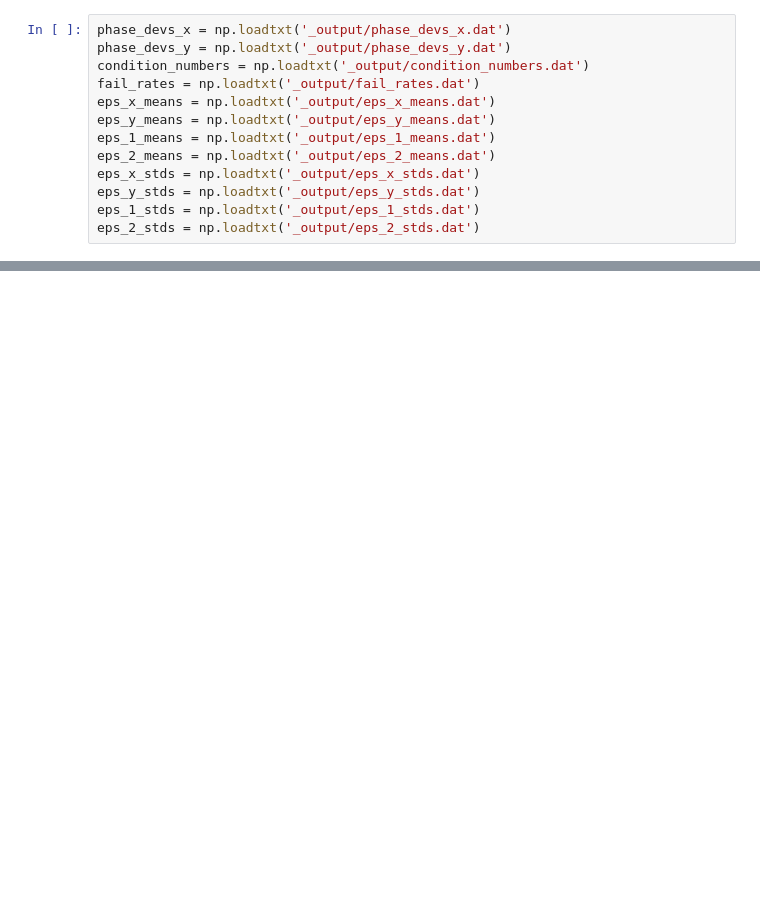
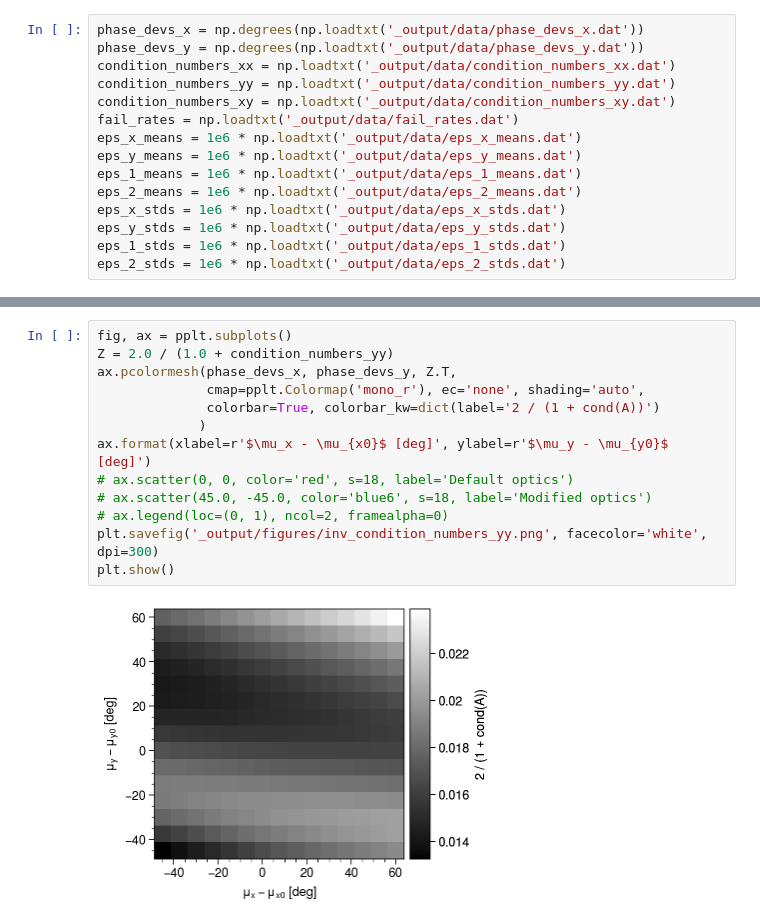
Before and after one commit to austin-hoover/emittance-measurement, a Jupyter notebook: emittance_measurement_4D/sensitivity/analysis.ipynb, the cells around one changed output, grey strips where cells are left out. Saved outputs shown, nothing was run; the diff lists cells and outputs as text; blank space fills up the shorter version.

```diff
--- a/emittance_measurement_4D/sensitivity/analysis.ipynb
+++ b/emittance_measurement_4D/sensitivity/analysis.ipynb
@@ -7,13 +12,15 @@ import seaborn as sns
 # %%
-phase_devs_x = np.loadtxt('_output/phase_devs_x.dat')
-phase_devs_y = np.loadtxt('_output/phase_devs_y.dat')
-condition_numbers = np.loadtxt('_output/condition_numbers.dat')
-fail_rates = np.loadtxt('_output/fail_rates.dat')
-eps_x_means = np.loadtxt('_output/eps_x_means.dat')
-eps_y_means = np.loadtxt('_output/eps_y_means.dat')
-eps_1_means = np.loadtxt('_output/eps_1_means.dat')
-eps_2_means = np.loadtxt('_output/eps_2_means.dat')
-eps_x_stds = np.loadtxt('_output/eps_x_stds.dat')
-eps_y_stds = np.loadtxt('_output/eps_y_stds.dat')
-eps_1_stds = np.loadtxt('_output/eps_1_stds.dat')
-eps_2_stds = np.loadtxt('_output/eps_2_stds.dat')
+phase_devs_x = np.degrees(np.loadtxt('_output/data/phase_devs_x.dat'))
+phase_devs_y = np.degrees(np.loadtxt('_output/data/phase_devs_y.dat'))
+condition_numbers_xx = np.loadtxt('_output/data/condition_numbers_xx.dat')
+condition_numbers_yy = np.loadtxt('_output/data/condition_numbers_yy.dat')
+condition_numbers_xy = np.loadtxt('_output/data/condition_numbers_xy.dat')
+fail_rates = np.loadtxt('_output/data/fail_rates.dat')
+eps_x_means = 1e6 * np.loadtxt('_output/data/eps_x_means.dat')
+eps_y_means = 1e6 * np.loadtxt('_output/data/eps_y_means.dat')
+eps_1_means = 1e6 * np.loadtxt('_output/data/eps_1_means.dat')
+eps_2_means = 1e6 * np.loadtxt('_output/data/eps_2_means.dat')
+eps_x_stds = 1e6 * np.loadtxt('_output/data/eps_x_stds.dat')
+eps_y_stds = 1e6 * np.loadtxt('_output/data/eps_y_stds.dat')
+eps_1_stds = 1e6 * np.loadtxt('_output/data/eps_1_stds.dat')
+eps_2_stds = 1e6 * np.loadtxt('_output/data/eps_2_stds.dat')
@@ -59,0 +42,15 @@ plt.show()
+# %%
+fig, ax = pplt.subplots()
+Z = 2.0 / (1.0 + condition_numbers_yy)
+ax.pcolormesh(phase_devs_x, phase_devs_y, Z.T,
+              cmap=pplt.Colormap('mono_r'), ec='none', shading='auto',
+              colorbar=True, colorbar_kw=dict(label='2 / (1 + cond(A))')
+             )
+ax.format(xlabel=r'$\mu_x - \mu_{x0}$ [deg]', ylabel=r'$\mu_y - \mu_{y0}$ [deg]')
+# ax.scatter(0, 0, color='red', s=18, label='Default optics')
+# ax.scatter(45.0, -45.0, color='blue6', s=18, label='Modified optics')
+# ax.legend(loc=(0, 1), ncol=2, framealpha=0)
+plt.savefig('_output/figures/inv_condition_numbers_yy.png', facecolor='white', dpi=300)
+plt.show()
+# %% [output]
+[figure, added]
```
Also changed, not shown: parts of 14 cells of this notebook.
